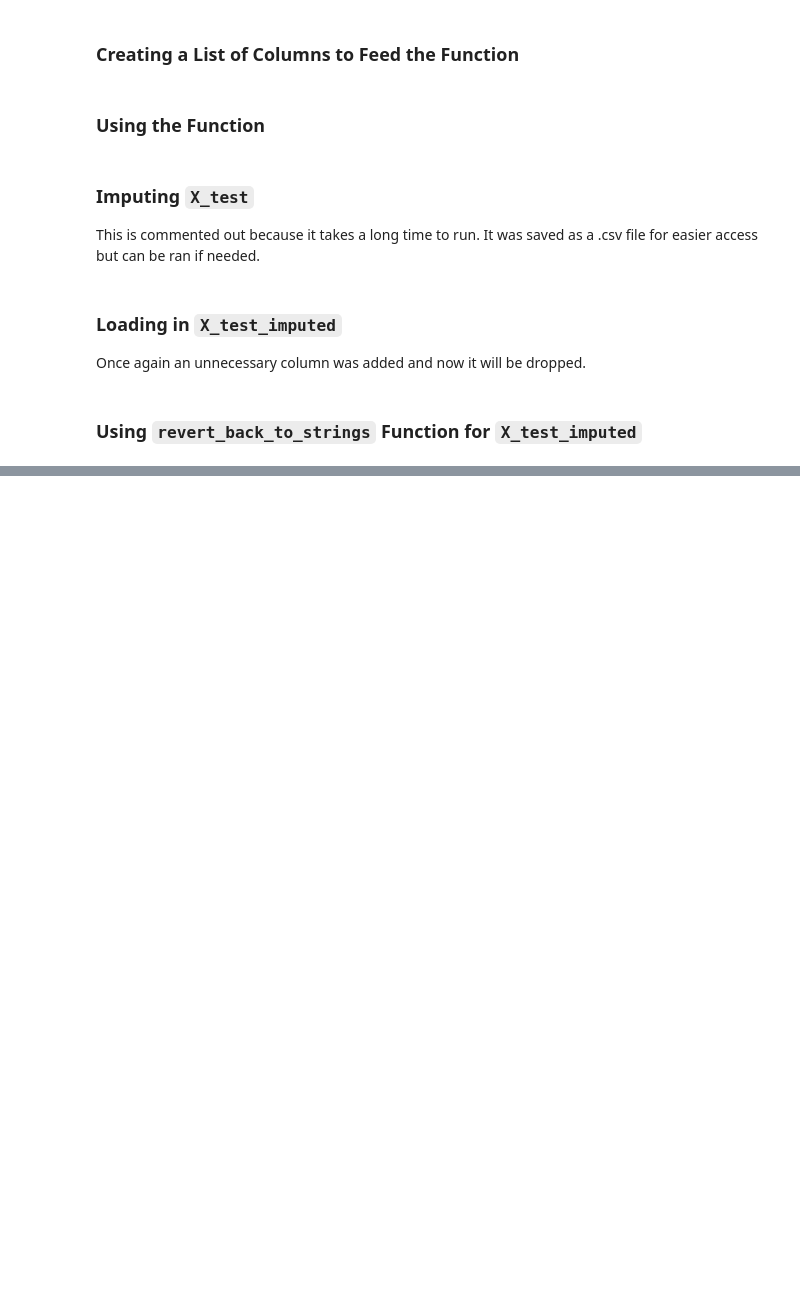
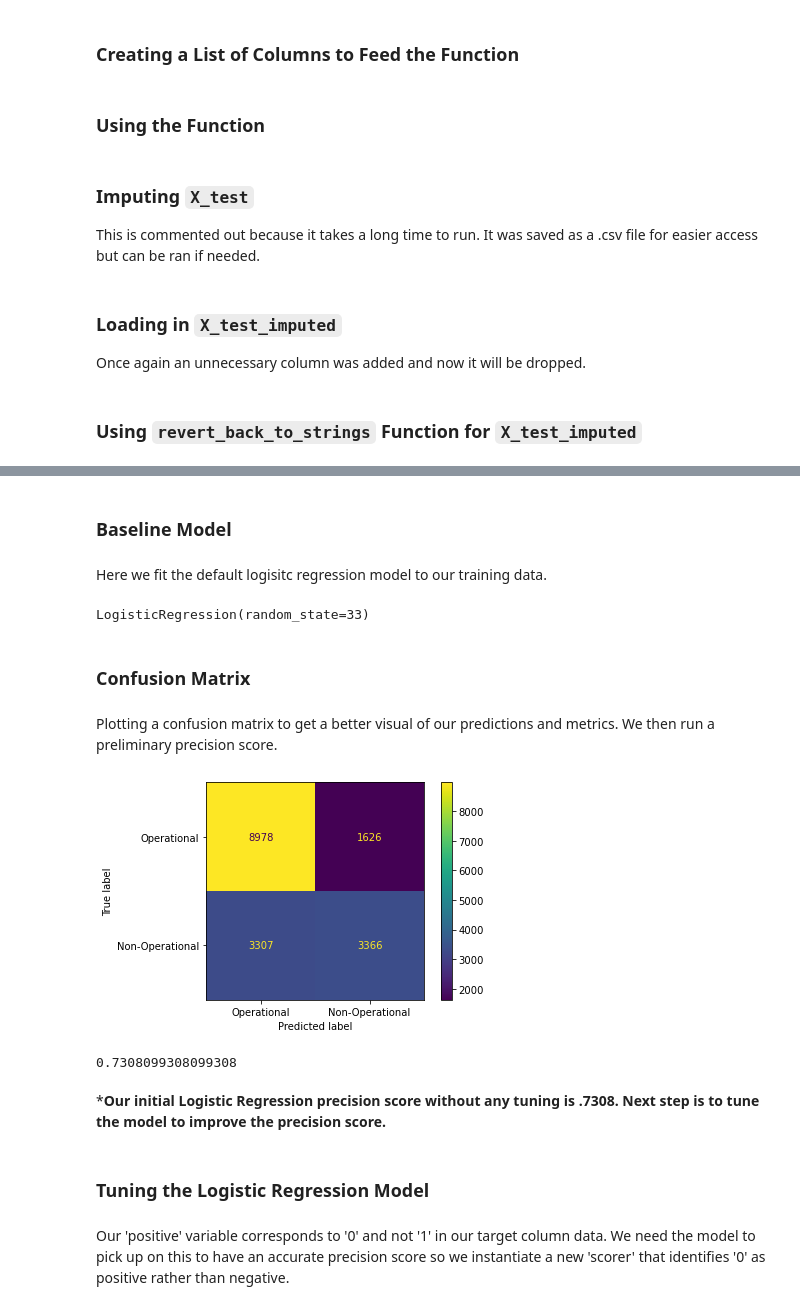
Before and after one commit to BobbyGerberick/Tanzanian_Water_Wells, a Jupyter notebook: notebook.ipynb, the cells around one changed output, grey strips where cells are left out. Saved outputs shown, nothing was run; the diff lists cells and outputs as text; code cells hidden in the pictures; blank space fills up the shorter version.

Commit message:
Adding in Logistic Regression model to final notebook

```diff
--- a/notebook.ipynb
+++ b/notebook.ipynb
@@ -324,8 +324,8 @@ revert_columns = revert_columns[:24]
 ### Using the Function
 # %%
 #Using the function on all categorical columns in X_train_imputed
-X_train_imputed = revert_back_to_strings(X_train_imputed, revert_columns)
-X_train_imputed
+# X_train_imputed = revert_back_to_strings(X_train_imputed, revert_columns)
+# X_train_imputed
 # %% [markdown]
 ### Imputing `X_test`
 
@@ -354,5 +354,5 @@ X_test_imputed.rename(columns={'0': 'funder', '1': 'installer', '2': 'wpt_name',
 # %% [markdown]
 ### Using `revert_back_to_strings` Function for `X_test_imputed`
 # %%
-X_test_imputed = revert_back_to_strings(X_test_imputed, revert_columns)
-X_test_imputed
+# X_test_imputed = revert_back_to_strings(X_test_imputed, revert_columns)
+# X_test_imputed
@@ -374,0 +380,38 @@ X_test_imputed
+# %%
+#Instante 'StandardScaler', fit and transform the X data.
+ss = StandardScaler()
+X_train_imputed_sc = ss.fit_transform(X_train_imputed)
+X_test_imputed_sc = ss.transform(X_test_imputed)
+# %% [markdown]
+### Baseline Model
+# %% [markdown]
+Here we fit the default logisitc regression model to our training data.
+# %%
+#Instantiate basline Logistic Regression model
+logreg = LogisticRegression(random_state=33)
+logreg.fit(X_train_imputed_sc, y_train)
+# %% [output]
+LogisticRegression(random_state=33)
+# %% [markdown]
+### Confusion Matrix
+# %% [markdown]
+Plotting a confusion matrix to get a better visual of our predictions and metrics. We then run a preliminary precision score.
+# %%
+#Plot confusion matrix
+plot_confusion_matrix(logreg, X_test_imputed_sc, y_test,
+                      display_labels=['Operational', 'Non-Operational']);
+# %% [output]
+[figure, added]
+# %%
+#Precision score using y_test predictions
+y_test_pred = logreg.predict(X_test_imputed_sc)
+#Using 'pos_label' bc positive variable corresponds to '0' not '1'
+precision_score(y_test, y_test_pred, pos_label=0)
+# %% [output]
+0.7308099308099308
+# %% [markdown]
+***Our initial Logistic Regression precision score without any tuning is .7308. Next step is to tune the model to improve the precision score.**
+# %% [markdown]
+### Tuning the Logistic Regression Model
+# %% [markdown]
+Our 'positive' variable corresponds to '0' and not '1' in our target column data. We need the model to pick up on this to have an accurate precision score so we instantiate a new 'scorer' that identifies '0' as positive rather than negative.
```
Also changed, not shown: parts of 22 cells of this notebook, 1 other file.
